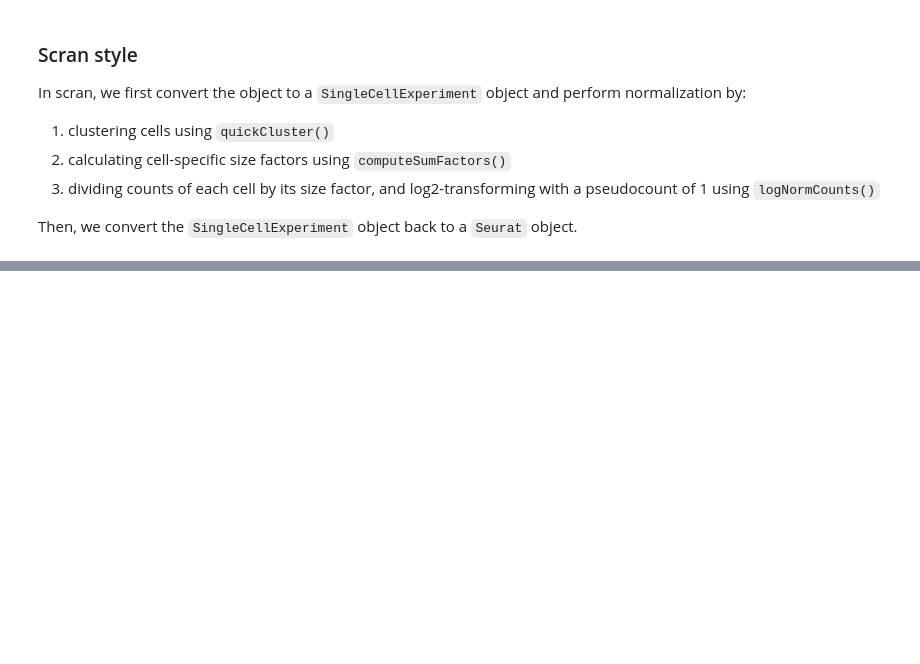
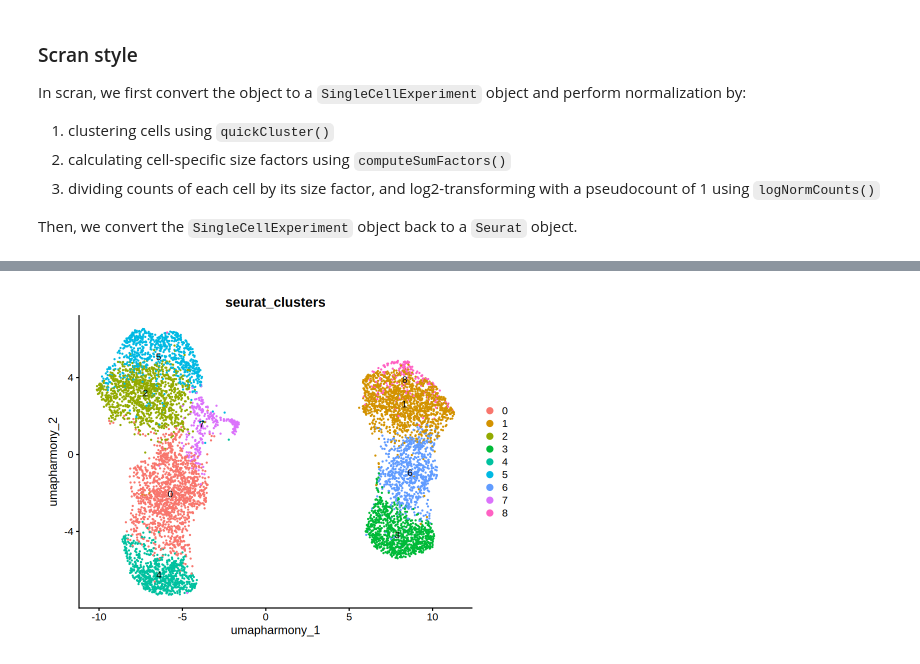
Before and after one commit to Stfort52/cblab-kogo-workshop, a Jupyter notebook: src/basic_pipeline/basic_pipeline.ipynb, the cells around one changed output, grey strips where cells are left out. Cells and saved outputs as stored; diff of their text form; code cells hidden in the pictures; blank space fills up the shorter version.

```diff
--- a/src/basic_pipeline/basic_pipeline.ipynb
+++ b/src/basic_pipeline/basic_pipeline.ipynb
@@ -76,0 +284,4 @@ Warning message:
+# %%
+DimPlot(so, group.by = "seurat_clusters", reduction = "umap.harmony", label = TRUE)
+# %% [output]
+[figure, added]
```
Also changed, not shown: parts of 41 cells of this notebook, 10 other files.
